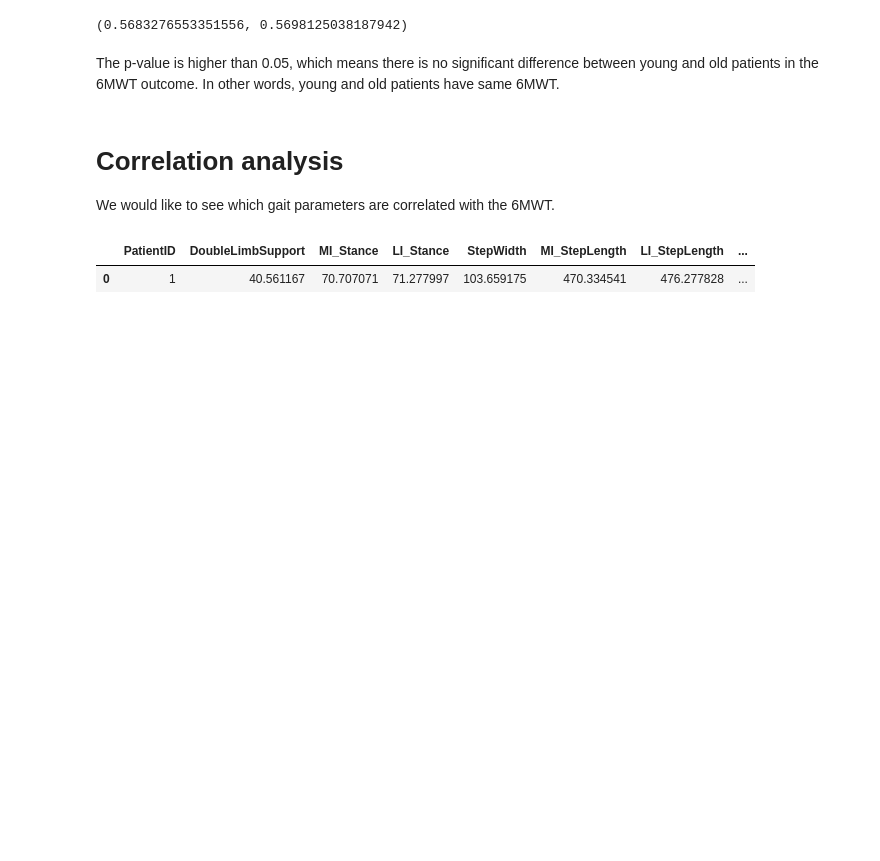
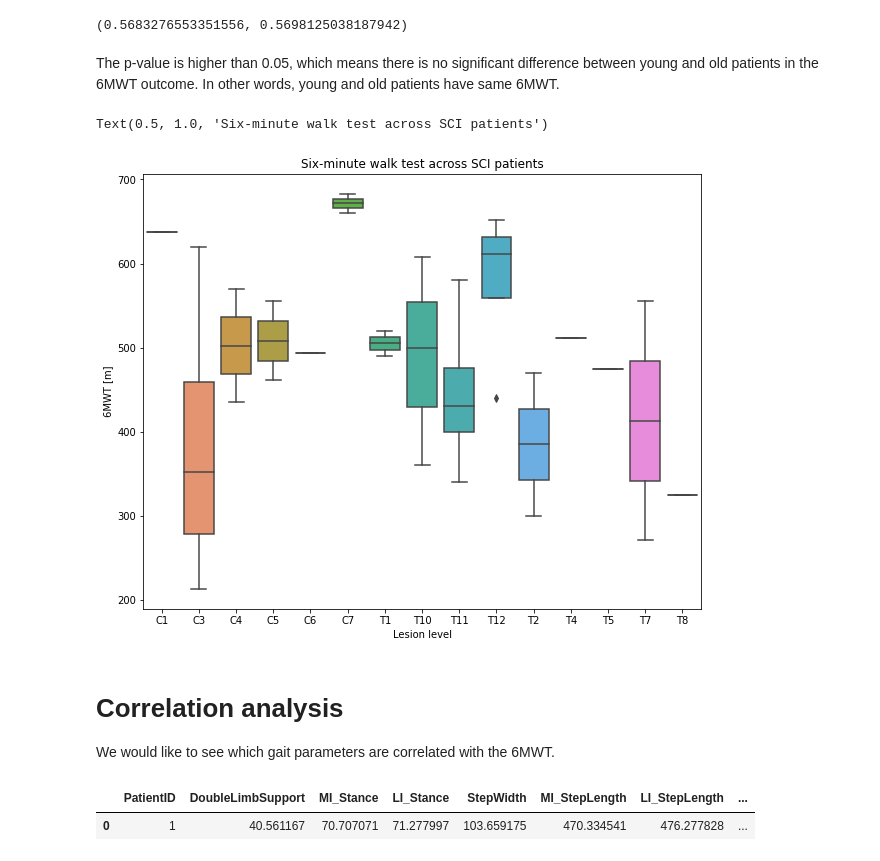
Before and after one commit to paulinegut/Gait-analysis, a Jupyter notebook: FinalProject_6MWTprediction.ipynb, the cells around one changed output. Saved outputs shown, nothing was run; the diff lists cells and outputs as text; code cells hidden in the pictures; blank space fills up the shorter version.

```diff
--- a/FinalProject_6MWTprediction.ipynb
+++ b/FinalProject_6MWTprediction.ipynb
@@ -351,6 +402,16 @@ ztest(demographics[young]['6MWT'], demographics[old]['6MWT'], alternative='two-s
 (0.5683276553351556, 0.5698125038187942)
 # %% [markdown]
 The p-value is higher than 0.05, which means there is no significant difference between young and old patients in the 6MWT outcome. In other words, young and old patients have same 6MWT.
+# %%
+mydem = demographics.sort_values(by = ['Lesion_Level'], ascending = True)
+plt.figure(figsize = (10,8))
+sns.boxplot(x = "Lesion_Level", y = '6MWT', data = mydem)
+plt.xlabel('Lesion level')
+plt.ylabel('6MWT [m]')
+plt.title('Six-minute walk test across SCI patients')
+# %% [output]
+Text(0.5, 1.0, 'Six-minute walk test across SCI patients')
+[figure, added]
 # %% [markdown]
 # Correlation analysis
 
```
Also changed, not shown: parts of 21 cells of this notebook.
